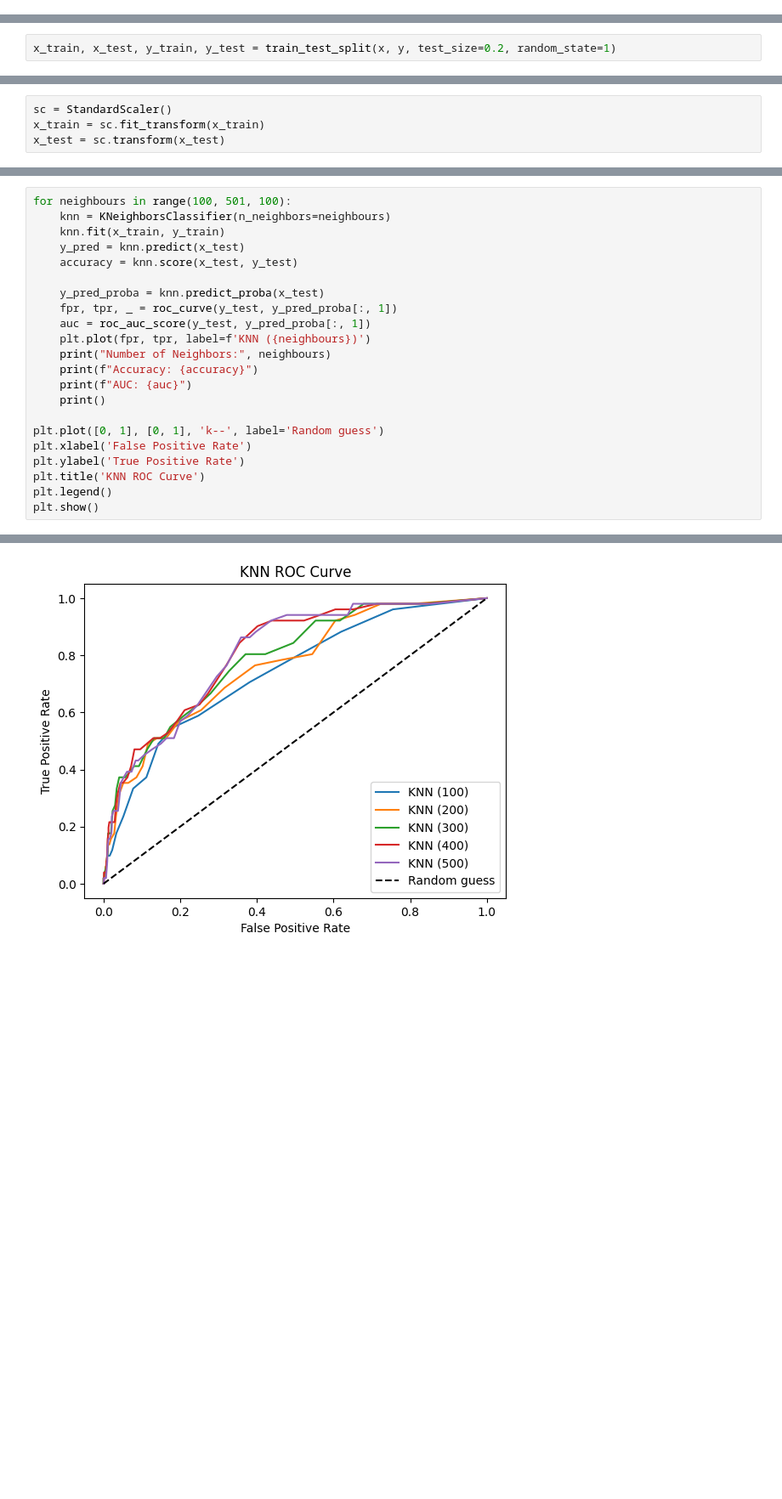
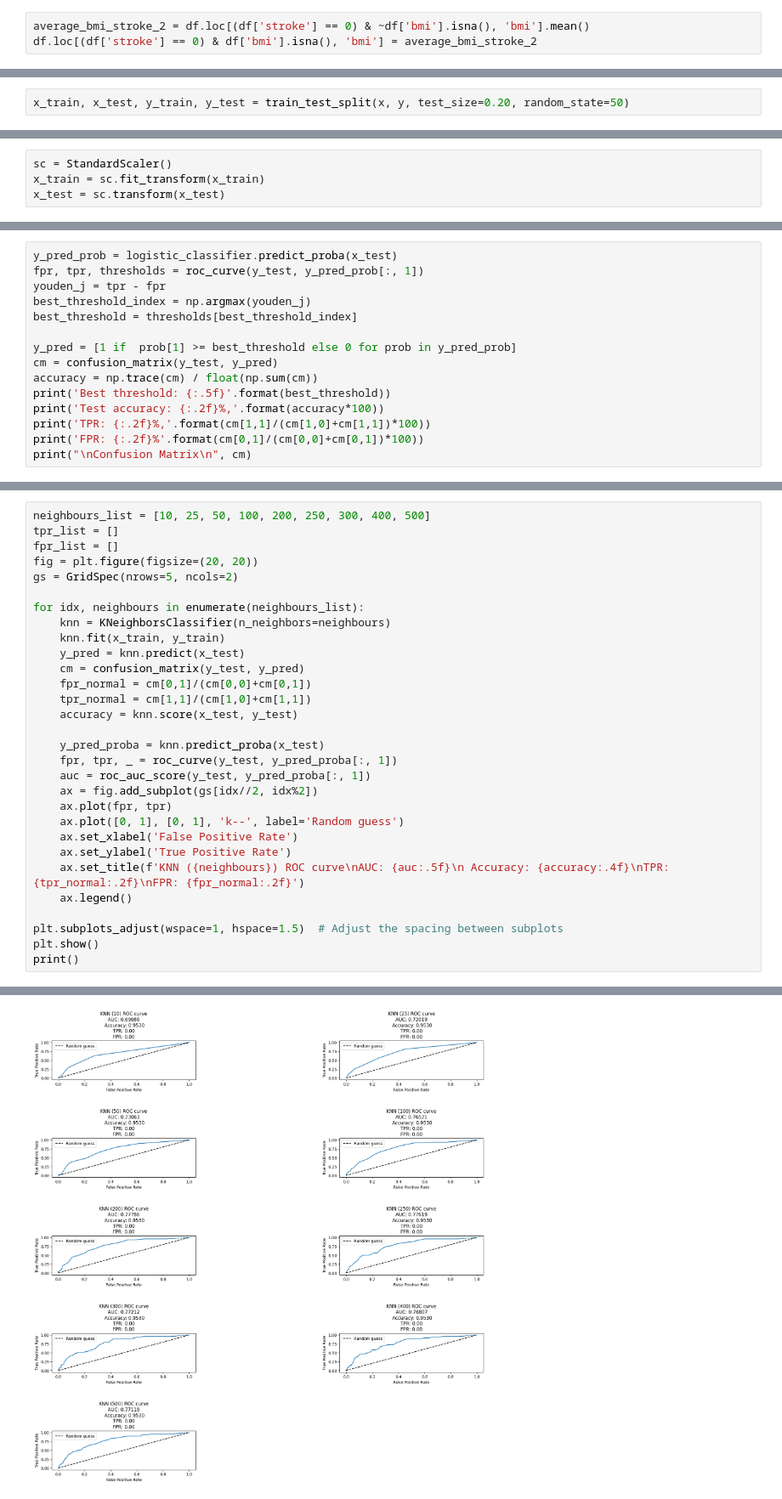
Before and after one commit to akshat1712/MA515_FDS_Project, a Jupyter notebook: Stroke_Analysis.ipynb, the cells around one changed output, grey strips where cells are left out. Shown: that part at 85% size. Cells and saved outputs as stored; diff of their text form; blank space fills up the shorter version.

Commit message:
Stroke Analysis Done

```diff
--- a/Stroke_Analysis.ipynb
+++ b/Stroke_Analysis.ipynb
@@ -70,3 +127,6 @@ df = df.dropna()
+# %%
+average_bmi_stroke_2 = df.loc[(df['stroke'] == 0) & ~df['bmi'].isna(), 'bmi'].mean()
+df.loc[(df['stroke'] == 0) & df['bmi'].isna(), 'bmi'] = average_bmi_stroke_2
 # %%
 sns.heatmap(df.corr(numeric_only=True), annot=True)
 # %% [output]
@@ -87,7 +147,7 @@ y = df.iloc[:, -1].values
 ct = ColumnTransformer([('encoder', OneHotEncoder(), [0, 4, 5, 6, 9])], remainder='passthrough')
 x = ct.fit_transform(x)
 # %%
-x_train, x_test, y_train, y_test = train_test_split(x, y, test_size=0.2, random_state=1)
+x_train, x_test, y_train, y_test = train_test_split(x, y, test_size=0.20, random_state=50)
 # %%
 sc = StandardScaler()
 x_train = sc.fit_transform(x_train)
@@ -143,0 +320,15 @@ x_test = sc.transform(x_test)
+# %%
+y_pred_prob = logistic_classifier.predict_proba(x_test)
+fpr, tpr, thresholds = roc_curve(y_test, y_pred_prob[:, 1])
+youden_j = tpr - fpr
+best_threshold_index = np.argmax(youden_j)
+best_threshold = thresholds[best_threshold_index]
+
+y_pred = [1 if  prob[1] >= best_threshold else 0 for prob in y_pred_prob]
+cm = confusion_matrix(y_test, y_pred)
+accuracy = np.trace(cm) / float(np.sum(cm))
+print('Best threshold: {:.5f}'.format(best_threshold))
+print('Test accuracy: {:.2f}%,'.format(accuracy*100))
+print('TPR: {:.2f}%,'.format(cm[1,1]/(cm[1,0]+cm[1,1])*100))
+print('FPR: {:.2f}%'.format(cm[0,1]/(cm[0,0]+cm[0,1])*100))
+print("\nConfusion Matrix\n", cm)
@@ -144,23 +344,31 @@ x_test = sc.transform(x_test)
 # %%
-for neighbours in range(100, 501, 100):
+neighbours_list = [10, 25, 50, 100, 200, 250, 300, 400, 500]
+tpr_list = []
+fpr_list = []
+fig = plt.figure(figsize=(20, 20))
+gs = GridSpec(nrows=5, ncols=2)
+
+for idx, neighbours in enumerate(neighbours_list):
     knn = KNeighborsClassifier(n_neighbors=neighbours)
     knn.fit(x_train, y_train)
     y_pred = knn.predict(x_test)
+    cm = confusion_matrix(y_test, y_pred)
+    fpr_normal = cm[0,1]/(cm[0,0]+cm[0,1])
+    tpr_normal = cm[1,1]/(cm[1,0]+cm[1,1])
     accuracy = knn.score(x_test, y_test)
 
     y_pred_proba = knn.predict_proba(x_test)
     fpr, tpr, _ = roc_curve(y_test, y_pred_proba[:, 1])
     auc = roc_auc_score(y_test, y_pred_proba[:, 1])
-    plt.plot(fpr, tpr, label=f'KNN ({neighbours})')
-    print("Number of Neighbors:", neighbours)
-    print(f"Accuracy: {accuracy}")
-    print(f"AUC: {auc}")
-    print()
+    ax = fig.add_subplot(gs[idx//2, idx%2])
+    ax.plot(fpr, tpr)
+    ax.plot([0, 1], [0, 1], 'k--', label='Random guess')
+    ax.set_xlabel('False Positive Rate')
+    ax.set_ylabel('True Positive Rate')
+    ax.set_title(f'KNN ({neighbours}) ROC curve\nAUC: {auc:.5f}\n Accuracy: {accuracy:.4f}\nTPR: {tpr_normal:.2f}\nFPR: {fpr_normal:.2f}')
+    ax.legend()
 
-plt.plot([0, 1], [0, 1], 'k--', label='Random guess')
-plt.xlabel('False Positive Rate')
-plt.ylabel('True Positive Rate')
-plt.title('KNN ROC Curve')
-plt.legend()
+plt.subplots_adjust(wspace=1, hspace=1.5)  # Adjust the spacing between subplots
 plt.show()
+print()
 # %% [output]
@@ -186 +375 @@ AUC: 0.8045218087234893
-[figure, old version]
+[figure, new version]
```
Also changed, not shown: parts of 25 cells of this notebook.
